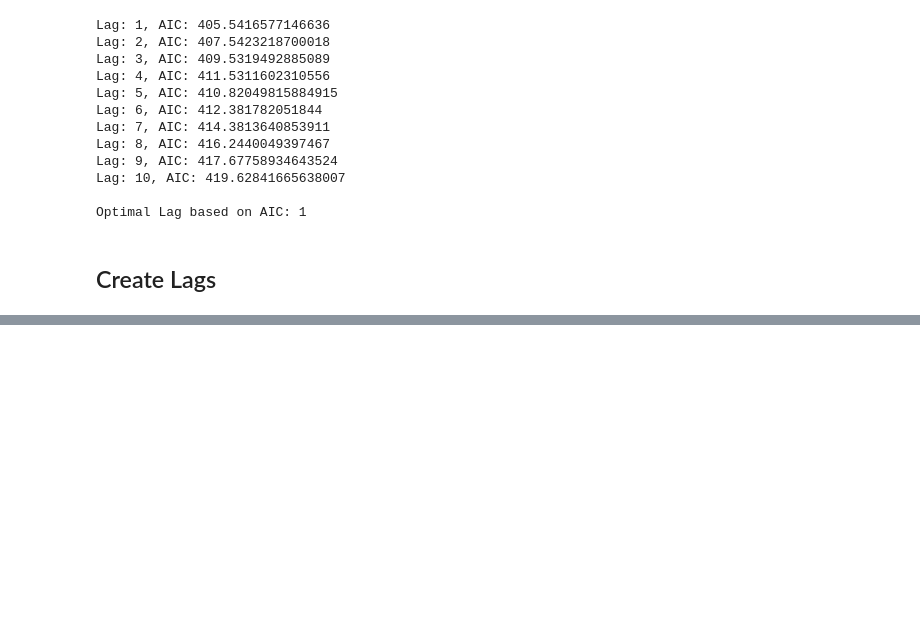
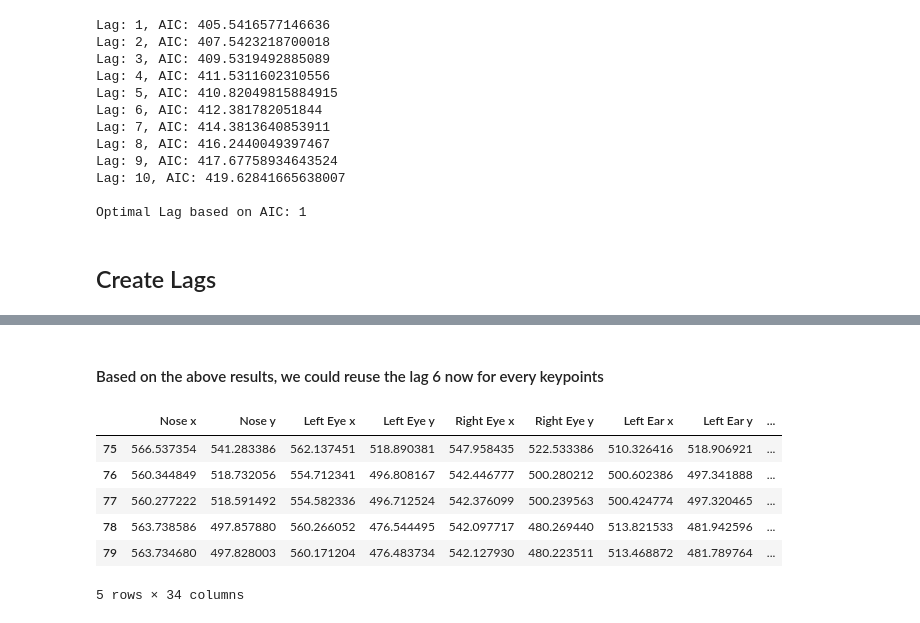
Before and after one commit to trevorZhanTian/Body-Movement-Prediction-with-Time-Series, a Jupyter notebook: main.ipynb, the cells around one changed output, grey strips where cells are left out. Saved outputs shown, nothing was run; the diff lists cells and outputs as text; code cells hidden in the pictures; blank space fills up the shorter version.

```diff
--- a/main.ipynb
+++ b/main.ipynb
@@ -306,0 +350,47 @@ ax.legend()
+# %% [markdown]
+#### Based on the above results, we could reuse the lag 6 now for every keypoints
+# %%
+lag = 6
+steps = 6
+split_point = 74
+
+# Dictionary to store predictions for each coordinate
+all_predictions = {}
+
+for coord in df.columns:
+    coord_lag = make_lags(df[coord], lag)
+
+    X = coord_lag.dropna()
+    y = make_multistep_target(df[coord], steps=steps).dropna()
+    y, X = y.align(X, join='inner', axis=0)
+
+    # Split data
+    X_train = X.loc[:split_point]
+    y_train = y.loc[:split_point]
+
+    # Train model
+    model = MultiOutputRegressor(XGBRegressor(random_state=123))
+    model.fit(X_train, y_train)
+
+    # Generate predictions
+    y_fit = pd.DataFrame(model.predict(X_train), index=X_train.index, columns=y.columns)
+
+    predictions = pd.Series(dtype=float, name=coord)
+    for target_frame in range(75, 81):
+        source_frame = target_frame - steps
+        if source_frame in X_train.index:
+            predictions[target_frame] = y_fit.loc[source_frame, f'y_step_{steps}']
+
+    all_predictions[coord] = predictions
+
+# Convert to DataFrame
+predictions_df = pd.DataFrame(all_predictions)
+predictions_df.head()
+# %% [output]
+|  | Nose x | Nose y | Left Eye x | Left Eye y | Right Eye x | Right Eye y | Left Ear x | Left Ear y | ... |
+| 75 | 566.537354 | 541.283386 | 562.137451 | 518.890381 | 547.958435 | 522.533386 | 510.326416 | 518.906921 | ... |
+| 76 | 560.344849 | 518.732056 | 554.712341 | 496.808167 | 542.446777 | 500.280212 | 500.602386 | 497.341888 | ... |
+| 77 | 560.277222 | 518.591492 | 554.582336 | 496.712524 | 542.376099 | 500.239563 | 500.424774 | 497.320465 | ... |
+| 78 | 563.738586 | 497.857880 | 560.266052 | 476.544495 | 542.097717 | 480.269440 | 513.821533 | 481.942596 | ... |
+| 79 | 563.734680 | 497.828003 | 560.171204 | 476.483734 | 542.127930 | 480.223511 | 513.468872 | 481.789764 | ... |
+5 rows × 34 columns
```
Also changed, not shown: parts of 21 cells of this notebook.
